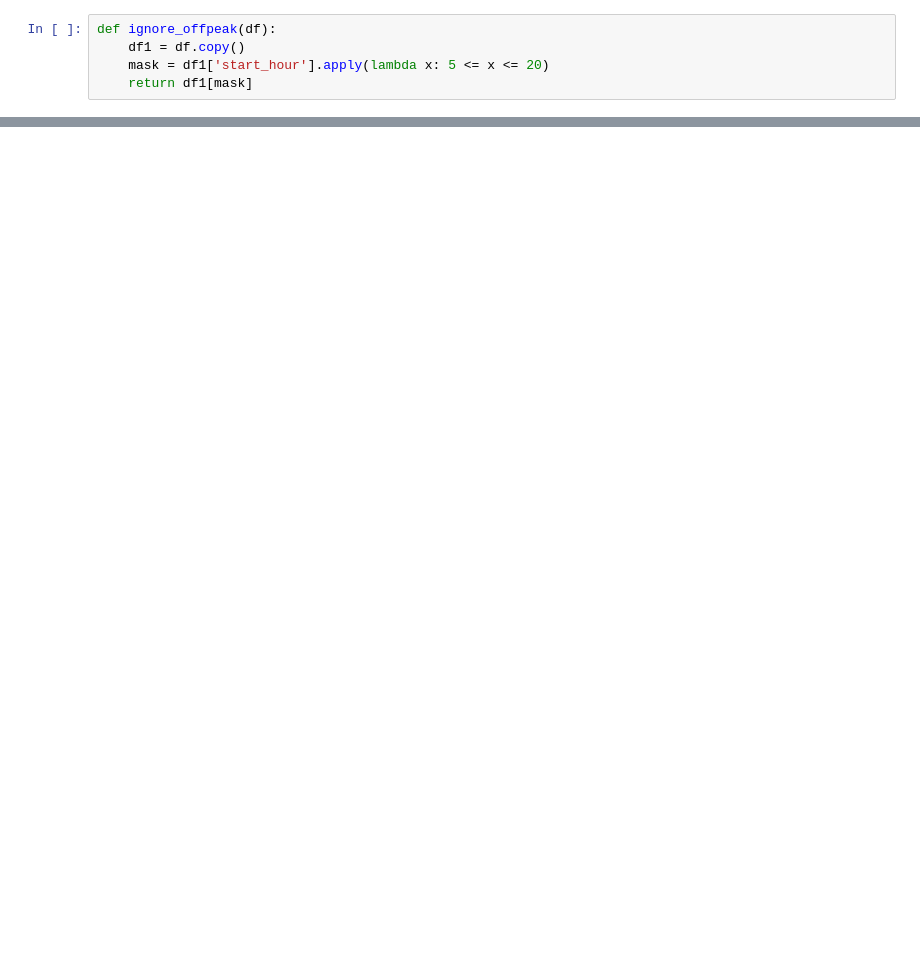
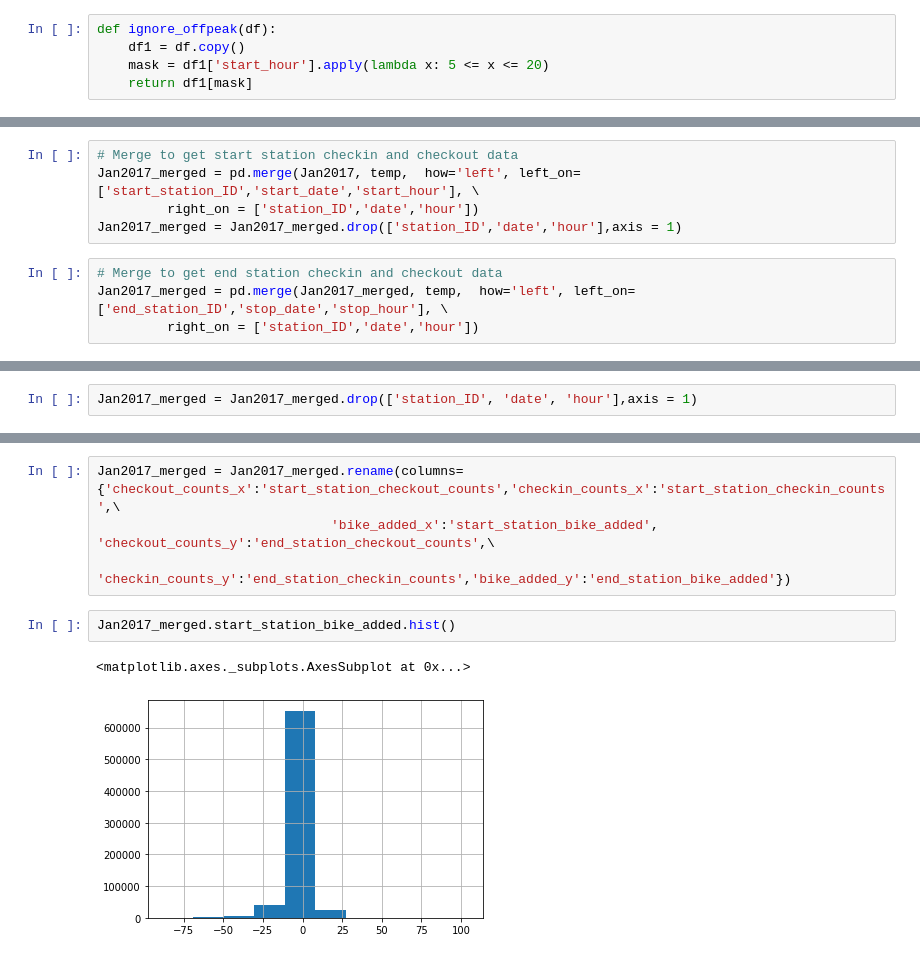
Before and after one commit to zhangym1256/Citi-Bike-Capstone, a Jupyter notebook: may/data_extraction.ipynb, the cells around one changed output, grey strips where cells are left out. Saved outputs shown, nothing was run; the diff lists cells and outputs as text; blank space fills up the shorter version.

Commit message:
Merge data and create checkin/checkout columns

```diff
--- a/may/data_extraction.ipynb
+++ b/may/data_extraction.ipynb
@@ -123,0 +347,9 @@ dtype: int64
+# %%
+# Merge to get start station checkin and checkout data
+Jan2017_merged = pd.merge(Jan2017, temp,  how='left', left_on=['start_station_ID','start_date','start_hour'], \
+         right_on = ['station_ID','date','hour'])
+Jan2017_merged = Jan2017_merged.drop(['station_ID','date','hour'],axis = 1)
+# %%
+# Merge to get end station checkin and checkout data
+Jan2017_merged = pd.merge(Jan2017_merged, temp,  how='left', left_on=['end_station_ID','stop_date','stop_hour'], \
+         right_on = ['station_ID','date','hour'])
@@ -123,0 +370,2 @@ dtype: int64
+# %%
+Jan2017_merged = Jan2017_merged.drop(['station_ID', 'date', 'hour'],axis = 1)
@@ -123,0 +388,9 @@ dtype: int64
+# %%
+Jan2017_merged = Jan2017_merged.rename(columns={'checkout_counts_x':'start_station_checkout_counts','checkin_counts_x':'start_station_checkin_counts',\
+                              'bike_added_x':'start_station_bike_added', 'checkout_counts_y':'end_station_checkout_counts',\
+                               'checkin_counts_y':'end_station_checkin_counts','bike_added_y':'end_station_bike_added'})
+# %%
+Jan2017_merged.start_station_bike_added.hist()
+# %% [output]
+<matplotlib.axes._subplots.AxesSubplot at 0x...>
+[figure, added]
```
Also changed, not shown: parts of 53 cells of this notebook.
